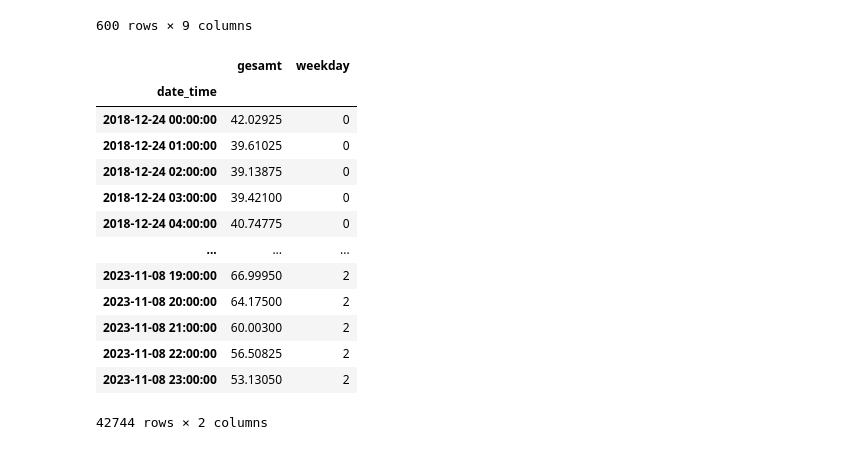
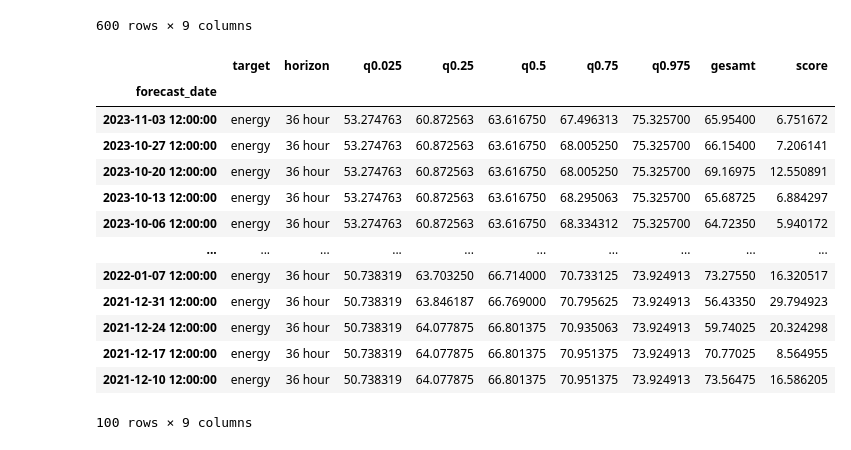
Before and after one commit to EliasKng/PTSFC, a Jupyter notebook: Energy/cross_validation.ipynb, the cells around one changed output. Drawn from its saved outputs; the diff is of its cells as text; code cells hidden in the pictures.

```diff
--- a/Energy/cross_validation.ipynb
+++ b/Energy/cross_validation.ipynb
@@ -139,20 +121,20 @@ evaluation
 | 2021-12-11 16:00:00 | energy | 64 hour | 46.863575 | 49.572312 | 52.102500 | 56.106750 | 61.598312 | 63.41825 | 33.582581 |
 | 2021-12-11 20:00:00 | energy | 68 hour | 45.949019 | 48.853563 | 52.413375 | 56.802563 | 60.269287 | 59.64925 | 17.619763 |
 600 rows × 9 columns
-# %%
-df_cval
-# %% [output]
-|  | gesamt | weekday |
-| date_time |  |  |
-| 2018-12-24 00:00:00 | 42.02925 | 0 |
-| 2018-12-24 01:00:00 | 39.61025 | 0 |
-| 2018-12-24 02:00:00 | 39.13875 | 0 |
-| 2018-12-24 03:00:00 | 39.42100 | 0 |
-| 2018-12-24 04:00:00 | 40.74775 | 0 |
-| ... | ... | ... |
-| 2023-11-08 19:00:00 | 66.99950 | 2 |
-| 2023-11-08 20:00:00 | 64.17500 | 2 |
-| 2023-11-08 21:00:00 | 60.00300 | 2 |
-| 2023-11-08 22:00:00 | 56.50825 | 2 |
-| 2023-11-08 23:00:00 | 53.13050 | 2 |
-42744 rows × 2 columns
+# %%
+evaluation[evaluation['horizon'] == '36 hour']
+# %% [output]
+|  | target | horizon | q0.025 | q0.25 | q0.5 | q0.75 | q0.975 | gesamt | score |
+| forecast_date |  |  |  |  |  |  |  |  |  |
+| 2023-11-03 12:00:00 | energy | 36 hour | 53.274763 | 60.872563 | 63.616750 | 67.496313 | 75.325700 | 65.95400 | 6.751672 |
+| 2023-10-27 12:00:00 | energy | 36 hour | 53.274763 | 60.872563 | 63.616750 | 68.005250 | 75.325700 | 66.15400 | 7.206141 |
+| 2023-10-20 12:00:00 | energy | 36 hour | 53.274763 | 60.872563 | 63.616750 | 68.005250 | 75.325700 | 69.16975 | 12.550891 |
+| 2023-10-13 12:00:00 | energy | 36 hour | 53.274763 | 60.872563 | 63.616750 | 68.295063 | 75.325700 | 65.68725 | 6.884297 |
+| 2023-10-06 12:00:00 | energy | 36 hour | 53.274763 | 60.872563 | 63.616750 | 68.334312 | 75.325700 | 64.72350 | 5.940172 |
+| ... | ... | ... | ... | ... | ... | ... | ... | ... | ... |
+| 2022-01-07 12:00:00 | energy | 36 hour | 50.738319 | 63.703250 | 66.714000 | 70.733125 | 73.924913 | 73.27550 | 16.320517 |
+| 2021-12-31 12:00:00 | energy | 36 hour | 50.738319 | 63.846187 | 66.769000 | 70.795625 | 73.924913 | 56.43350 | 29.794923 |
+| 2021-12-24 12:00:00 | energy | 36 hour | 50.738319 | 64.077875 | 66.801375 | 70.935063 | 73.924913 | 59.74025 | 20.324298 |
+| 2021-12-17 12:00:00 | energy | 36 hour | 50.738319 | 64.077875 | 66.801375 | 70.951375 | 73.924913 | 70.77025 | 8.564955 |
+| 2021-12-10 12:00:00 | energy | 36 hour | 50.738319 | 64.077875 | 66.801375 | 70.951375 | 73.924913 | 73.56475 | 16.586205 |
+100 rows × 9 columns
```
Also changed, not shown: parts of 5 cells of this notebook.
